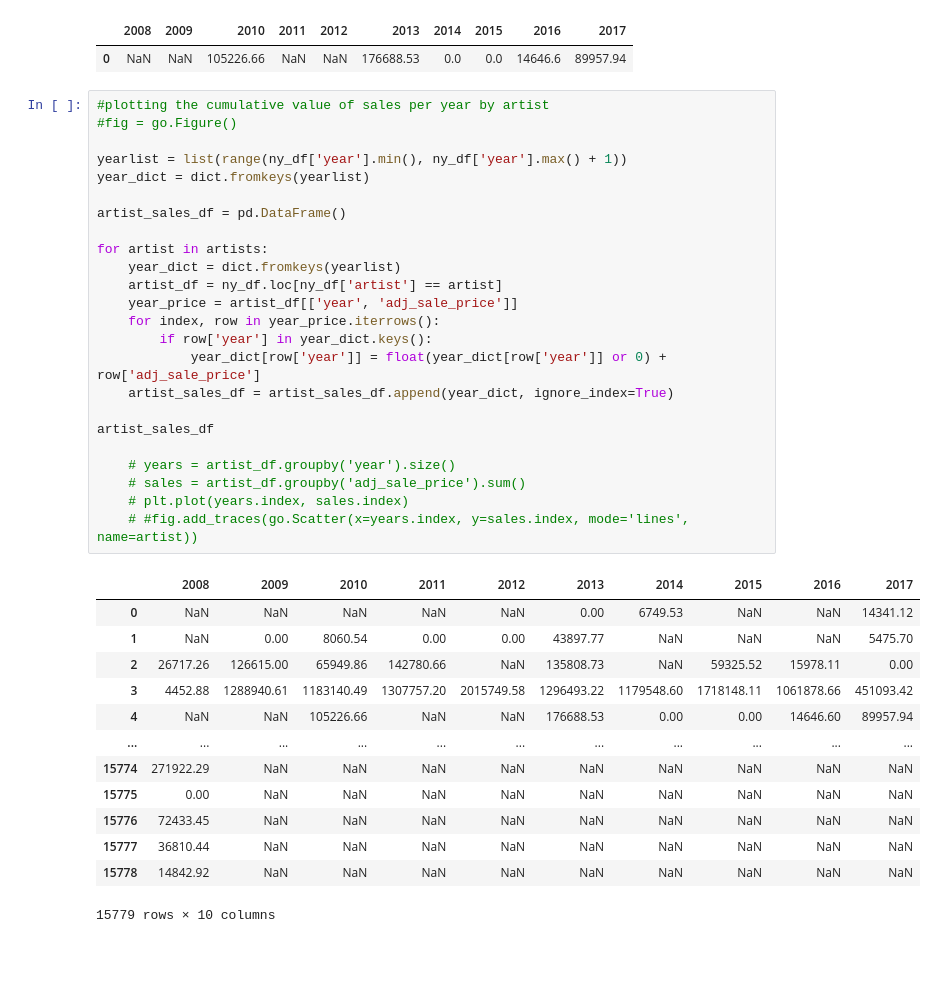
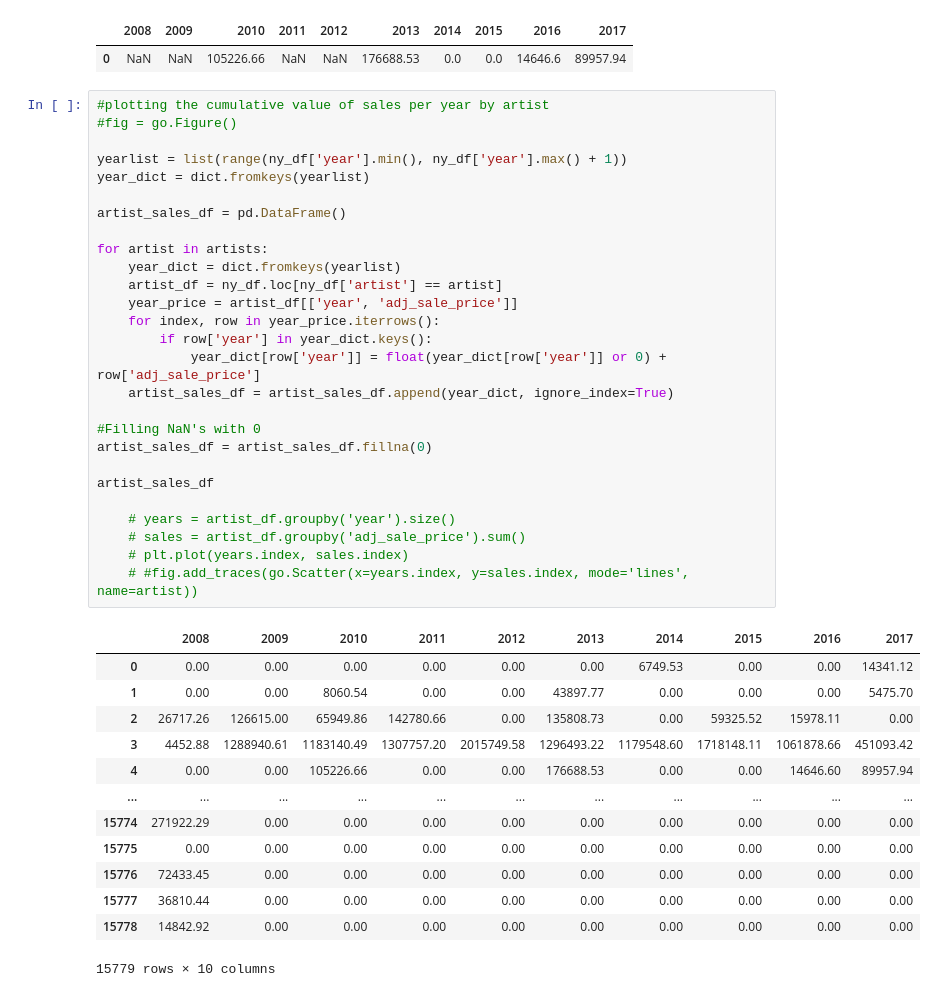
Before and after one commit to alchemicHen/art_project_november, a Jupyter notebook: art_eda.ipynb, the cells around one changed output. Drawn from its saved outputs; the diff is of its cells as text; blank space fills up the shorter version.

Commit message:
continued ny analysis: graphed artists that trended upwards

```diff
--- a/art_eda.ipynb
+++ b/art_eda.ipynb
@@ -171,40 +171,43 @@ testoutput
 # %%
 #plotting the cumulative value of sales per year by artist
 #fig = go.Figure()
 
 yearlist = list(range(ny_df['year'].min(), ny_df['year'].max() + 1))
 year_dict = dict.fromkeys(yearlist)
 
 artist_sales_df = pd.DataFrame()
 
 for artist in artists:
     year_dict = dict.fromkeys(yearlist)
     artist_df = ny_df.loc[ny_df['artist'] == artist]
     year_price = artist_df[['year', 'adj_sale_price']]
     for index, row in year_price.iterrows():
         if row['year'] in year_dict.keys():
             year_dict[row['year']] = float(year_dict[row['year']] or 0) + row['adj_sale_price']
     artist_sales_df = artist_sales_df.append(year_dict, ignore_index=True)
 
+#Filling NaN's with 0
+artist_sales_df = artist_sales_df.fillna(0)
+
 artist_sales_df
 
     # years = artist_df.groupby('year').size()
     # sales = artist_df.groupby('adj_sale_price').sum()
     # plt.plot(years.index, sales.index)
     # #fig.add_traces(go.Scatter(x=years.index, y=sales.index, mode='lines', name=artist))
 # %% [output]
 |  | 2008 | 2009 | 2010 | 2011 | 2012 | 2013 | 2014 | 2015 | 2016 | 2017 |
-| 0 | NaN | NaN | NaN | NaN | NaN | 0.00 | 6749.53 | NaN | NaN | 14341.12 |
-| 1 | NaN | 0.00 | 8060.54 | 0.00 | 0.00 | 43897.77 | NaN | NaN | NaN | 5475.70 |
-| 2 | 26717.26 | 126615.00 | 65949.86 | 142780.66 | NaN | 135808.73 | NaN | 59325.52 | 15978.11 | 0.00 |
+| 0 | 0.00 | 0.00 | 0.00 | 0.00 | 0.00 | 0.00 | 6749.53 | 0.00 | 0.00 | 14341.12 |
+| 1 | 0.00 | 0.00 | 8060.54 | 0.00 | 0.00 | 43897.77 | 0.00 | 0.00 | 0.00 | 5475.70 |
+| 2 | 26717.26 | 126615.00 | 65949.86 | 142780.66 | 0.00 | 135808.73 | 0.00 | 59325.52 | 15978.11 | 0.00 |
 | 3 | 4452.88 | 1288940.61 | 1183140.49 | 1307757.20 | 2015749.58 | 1296493.22 | 1179548.60 | 1718148.11 | 1061878.66 | 451093.42 |
-| 4 | NaN | NaN | 105226.66 | NaN | NaN | 176688.53 | 0.00 | 0.00 | 14646.60 | 89957.94 |
+| 4 | 0.00 | 0.00 | 105226.66 | 0.00 | 0.00 | 176688.53 | 0.00 | 0.00 | 14646.60 | 89957.94 |
 | ... | ... | ... | ... | ... | ... | ... | ... | ... | ... | ... |
-| 15774 | 271922.29 | NaN | NaN | NaN | NaN | NaN | NaN | NaN | NaN | NaN |
-| 15775 | 0.00 | NaN | NaN | NaN | NaN | NaN | NaN | NaN | NaN | NaN |
-| 15776 | 72433.45 | NaN | NaN | NaN | NaN | NaN | NaN | NaN | NaN | NaN |
-| 15777 | 36810.44 | NaN | NaN | NaN | NaN | NaN | NaN | NaN | NaN | NaN |
-| 15778 | 14842.92 | NaN | NaN | NaN | NaN | NaN | NaN | NaN | NaN | NaN |
+| 15774 | 271922.29 | 0.00 | 0.00 | 0.00 | 0.00 | 0.00 | 0.00 | 0.00 | 0.00 | 0.00 |
+| 15775 | 0.00 | 0.00 | 0.00 | 0.00 | 0.00 | 0.00 | 0.00 | 0.00 | 0.00 | 0.00 |
+| 15776 | 72433.45 | 0.00 | 0.00 | 0.00 | 0.00 | 0.00 | 0.00 | 0.00 | 0.00 | 0.00 |
+| 15777 | 36810.44 | 0.00 | 0.00 | 0.00 | 0.00 | 0.00 | 0.00 | 0.00 | 0.00 | 0.00 |
+| 15778 | 14842.92 | 0.00 | 0.00 | 0.00 | 0.00 | 0.00 | 0.00 | 0.00 | 0.00 | 0.00 |
 15779 rows × 10 columns
 # %%
 #adding artist names as a column
```
Also changed, not shown: parts of 5 cells of this notebook, 3 other files.
